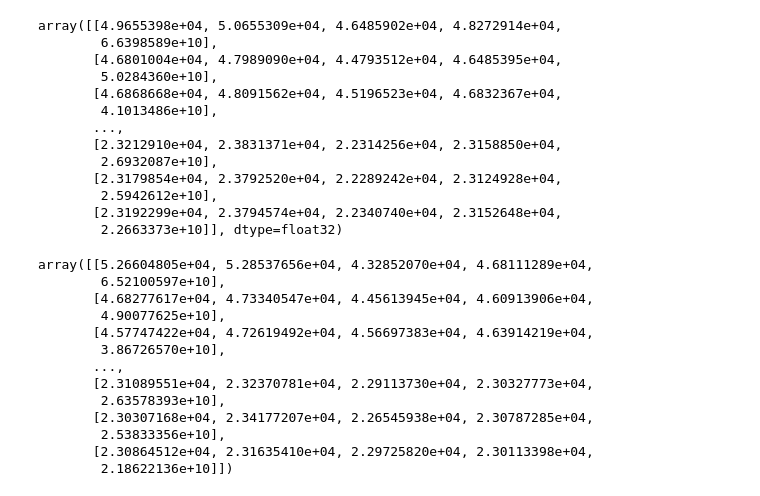
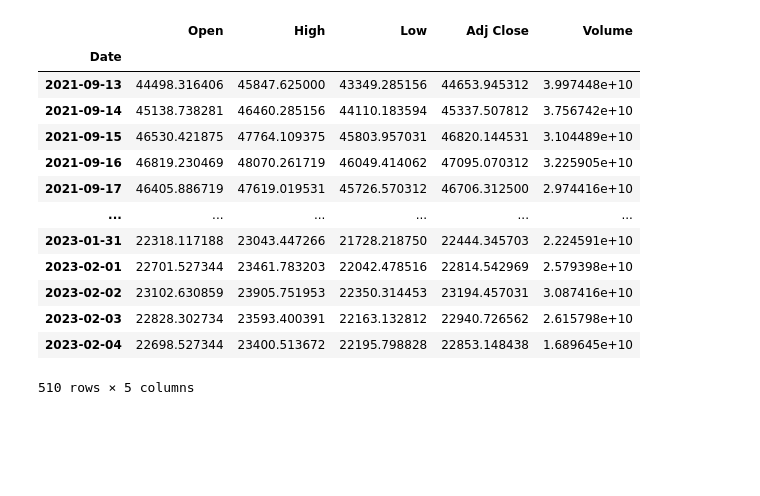
Before and after one commit to amjed87/doc, a Jupyter notebook: chat-GPT/CNN_1D_BTC_without_indecater.ipynb, the cells around one changed output. Cells and saved outputs as stored; diff of their text form; code cells hidden in the pictures; blank space fills up the shorter version.

```diff
--- a/chat-GPT/CNN_1D_BTC_without_indecater.ipynb
+++ b/chat-GPT/CNN_1D_BTC_without_indecater.ipynb
@@ -215,32 +244,17 @@ MAE:365477523.7201
-# %%
-y_pred
-# %% [output]
-array([[4.9655398e+04, 5.0655309e+04, 4.6485902e+04, 4.8272914e+04,
-        6.6398589e+10],
-       [4.6801004e+04, 4.7989090e+04, 4.4793512e+04, 4.6485395e+04,
-        5.0284360e+10],
-       [4.6868668e+04, 4.8091562e+04, 4.5196523e+04, 4.6832367e+04,
-        4.1013486e+10],
-       ...,
-       [2.3212910e+04, 2.3831371e+04, 2.2314256e+04, 2.3158850e+04,
-        2.6932087e+10],
-       [2.3179854e+04, 2.3792520e+04, 2.2289242e+04, 2.3124928e+04,
-        2.5942612e+10],
-       [2.3192299e+04, 2.3794574e+04, 2.2340740e+04, 2.3152648e+04,
-        2.2663373e+10]], dtype=float32)
-# %%
-y_test
-# %% [output]
-array([[5.26604805e+04, 5.28537656e+04, 4.32852070e+04, 4.68111289e+04,
-        6.52100597e+10],
-       [4.68277617e+04, 4.73340547e+04, 4.45613945e+04, 4.60913906e+04,
-        4.90077625e+10],
-       [4.57747422e+04, 4.72619492e+04, 4.56697383e+04, 4.63914219e+04,
-        3.86726570e+10],
-       ...,
-       [2.31089551e+04, 2.32370781e+04, 2.29113730e+04, 2.30327773e+04,
-        2.63578393e+10],
-       [2.30307168e+04, 2.34177207e+04, 2.26545938e+04, 2.30787285e+04,
-        2.53833356e+10],
-       [2.30864512e+04, 2.31635410e+04, 2.29725820e+04, 2.30113398e+04,
-        2.18622136e+10]])
+# %%
+y_pred_df
+# %% [output]
+|  | Open | High | Low | Adj Close | Volume |
+| Date |  |  |  |  |  |
+| 2021-09-13 | 44498.316406 | 45847.625000 | 43349.285156 | 44653.945312 | 3.997448e+10 |
+| 2021-09-14 | 45138.738281 | 46460.285156 | 44110.183594 | 45337.507812 | 3.756742e+10 |
+| 2021-09-15 | 46530.421875 | 47764.109375 | 45803.957031 | 46820.144531 | 3.104489e+10 |
+| 2021-09-16 | 46819.230469 | 48070.261719 | 46049.414062 | 47095.070312 | 3.225905e+10 |
+| 2021-09-17 | 46405.886719 | 47619.019531 | 45726.570312 | 46706.312500 | 2.974416e+10 |
+| ... | ... | ... | ... | ... | ... |
+| 2023-01-31 | 22318.117188 | 23043.447266 | 21728.218750 | 22444.345703 | 2.224591e+10 |
+| 2023-02-01 | 22701.527344 | 23461.783203 | 22042.478516 | 22814.542969 | 2.579398e+10 |
+| 2023-02-02 | 23102.630859 | 23905.751953 | 22350.314453 | 23194.457031 | 3.087416e+10 |
+| 2023-02-03 | 22828.302734 | 23593.400391 | 22163.132812 | 22940.726562 | 2.615798e+10 |
+| 2023-02-04 | 22698.527344 | 23400.513672 | 22195.798828 | 22853.148438 | 1.689645e+10 |
+510 rows × 5 columns
```
Also changed, not shown: parts of 21 cells of this notebook, 8 other files.
